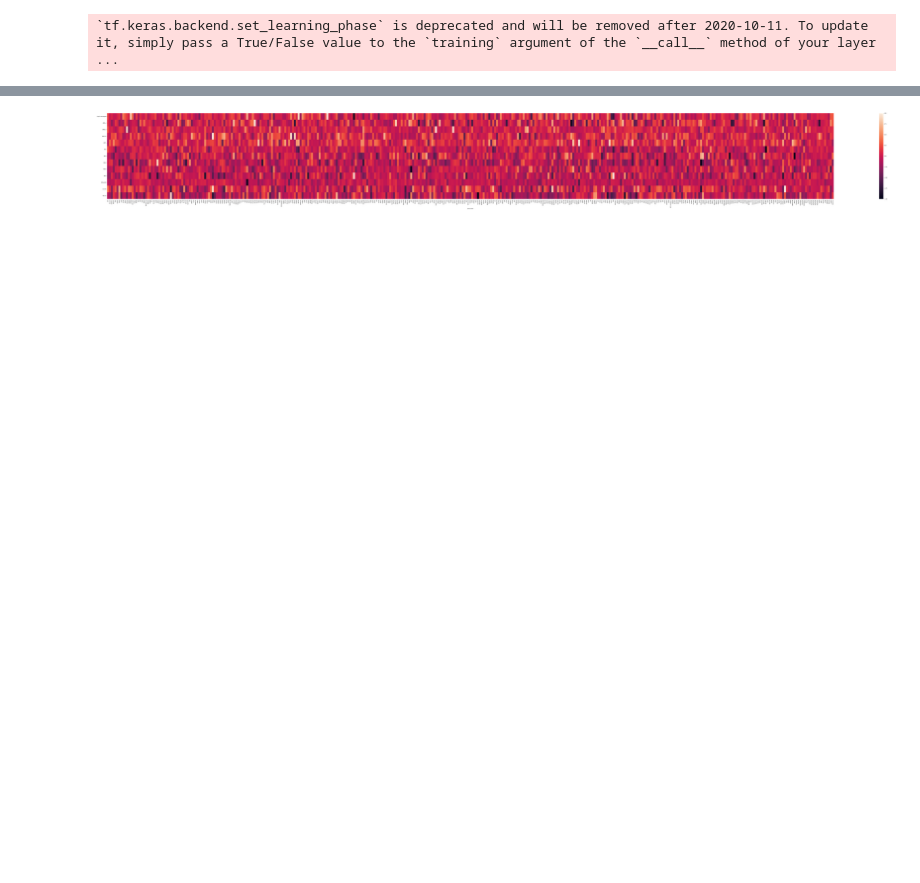
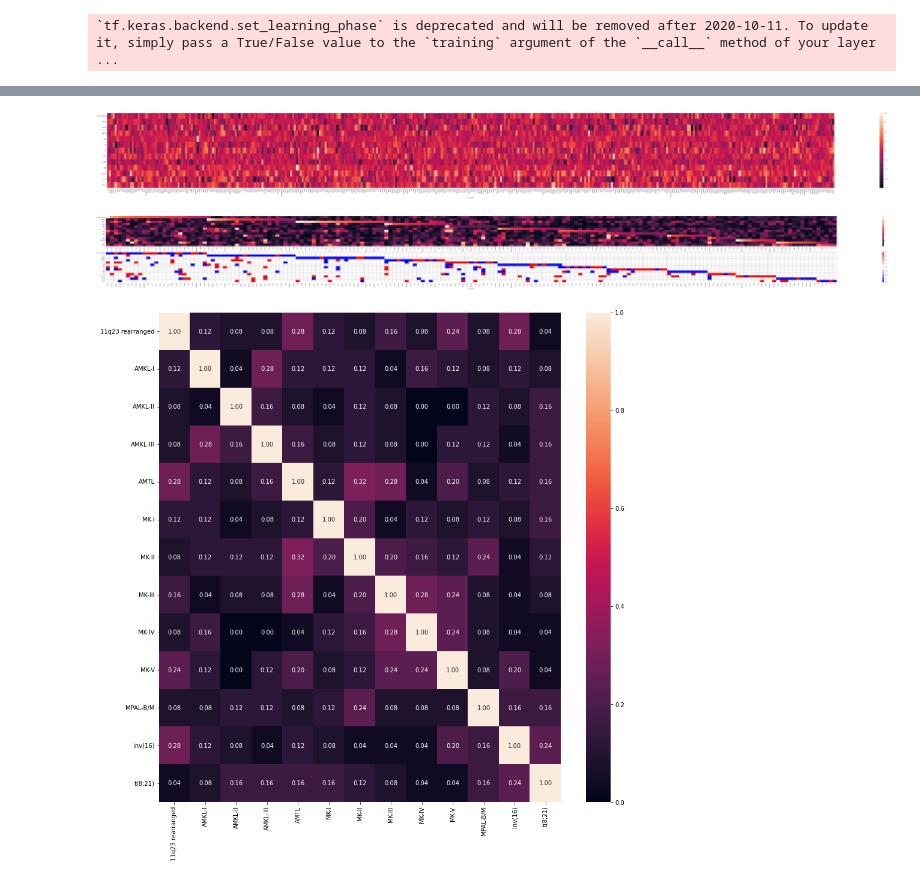
Before and after one commit to ThiesCalje/Survival-Analysis-Deep-Learning-AML-, a Jupyter notebook: Code/Collab/Clustering_Embedding.ipynb, the cells around one changed output, grey strips where cells are left out. Cells and saved outputs as stored; diff of their text form; code cells hidden in the pictures; blank space fills up the shorter version.

```diff
--- a/Code/Collab/Clustering_Embedding.ipynb
+++ b/Code/Collab/Clustering_Embedding.ipynb
@@ -1786,11 +1877,7 @@ vis_shap(shap_values, p_type, f_display, labels, features, classes = None)
-# %%
-lib = {label: np.sum(shap_values[i], axis = 0)/np.max(abs(np.sum(shap_values[i], axis = 0))) for i, label in enumerate(labels)}
-df = pd.DataFrame(lib, index=gene_lut["Gene.name"]).T
-df
-hm = plt.figure(figsize=(155,15))
-heatmap = sns.heatmap(df)
-# heatmap.set_xticklabels(heatmap.get_xticklabels(), rotation=45)
-heatmap.set_yticklabels(heatmap.get_yticklabels(), rotation=0)
-plt.show()
-# %% [output]
-[figure, removed]
+# %%
+n = 25
+shapmap = shap_heat_map(shap_values, labels, gene_lut, n)
+# %% [output]
+[figure, added]
+[figure, added]
+[figure, added]
```
Also changed, not shown: parts of 6 cells of this notebook.
